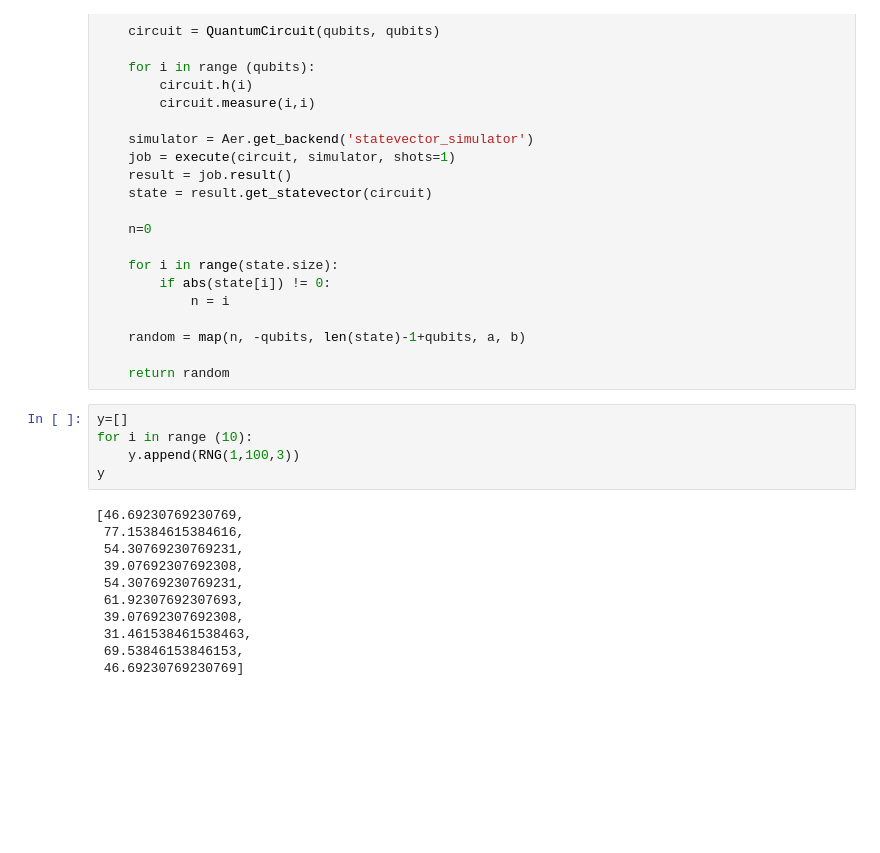
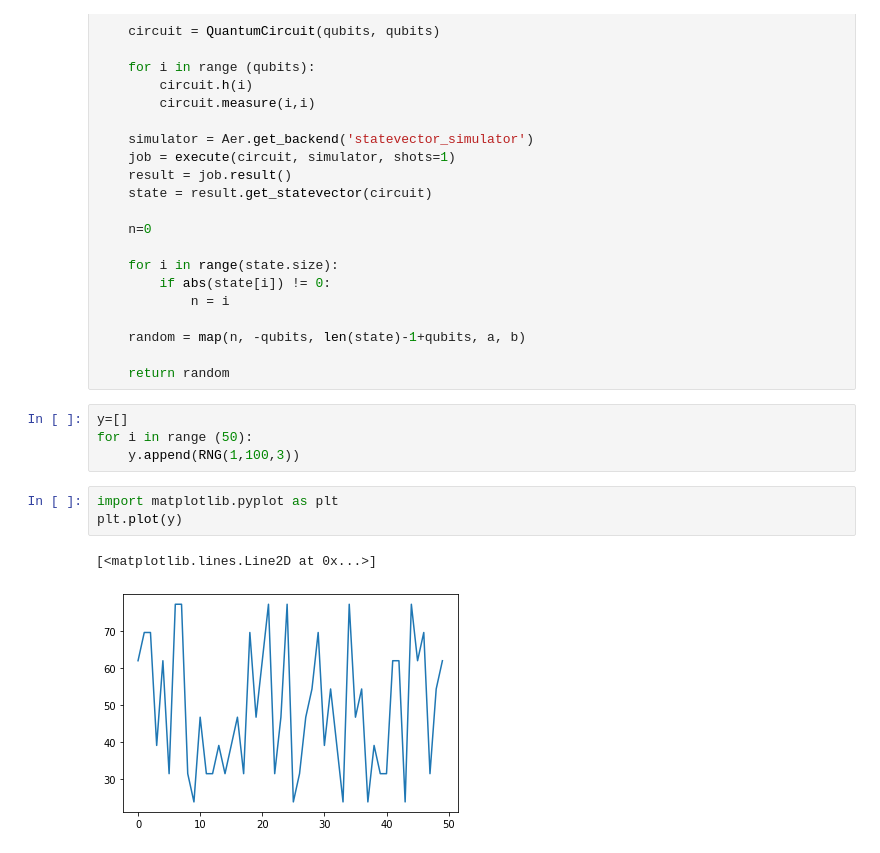
Before and after one commit to harshdeeps036/QuantumRNG, a Jupyter notebook: QuantumRNG.ipynb, the cells around one changed output. Cells and saved outputs as stored; diff of their text form; blank space fills up the shorter version.

```diff
--- a/QuantumRNG.ipynb
+++ b/QuantumRNG.ipynb
@@ -53,17 +53,11 @@ def RNG(a, b, qubits):
     return random
 # %%
 y=[]
-for i in range (10):
+for i in range (50):
     y.append(RNG(1,100,3))
-y
-# %% [output]
-[46.69230769230769,
- 77.15384615384616,
- 54.30769230769231,
- 39.07692307692308,
- 54.30769230769231,
- 61.92307692307693,
- 39.07692307692308,
- 31.461538461538463,
- 69.53846153846153,
- 46.69230769230769]
+# %%
+import matplotlib.pyplot as plt
+plt.plot(y)
+# %% [output]
+[<matplotlib.lines.Line2D at 0x...>]
+[figure, added]
```
Also changed, not shown: parts of 2 cells of this notebook.
